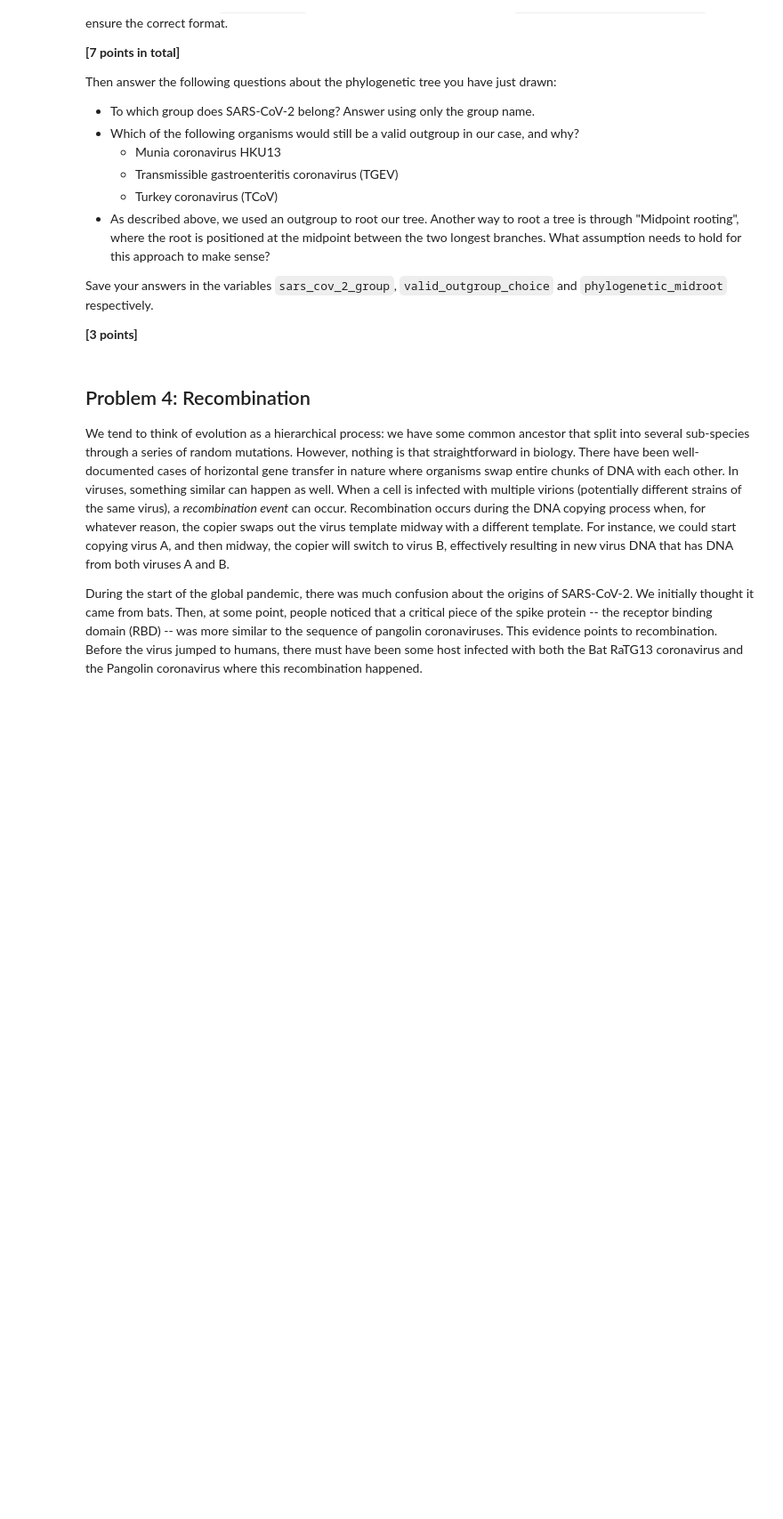
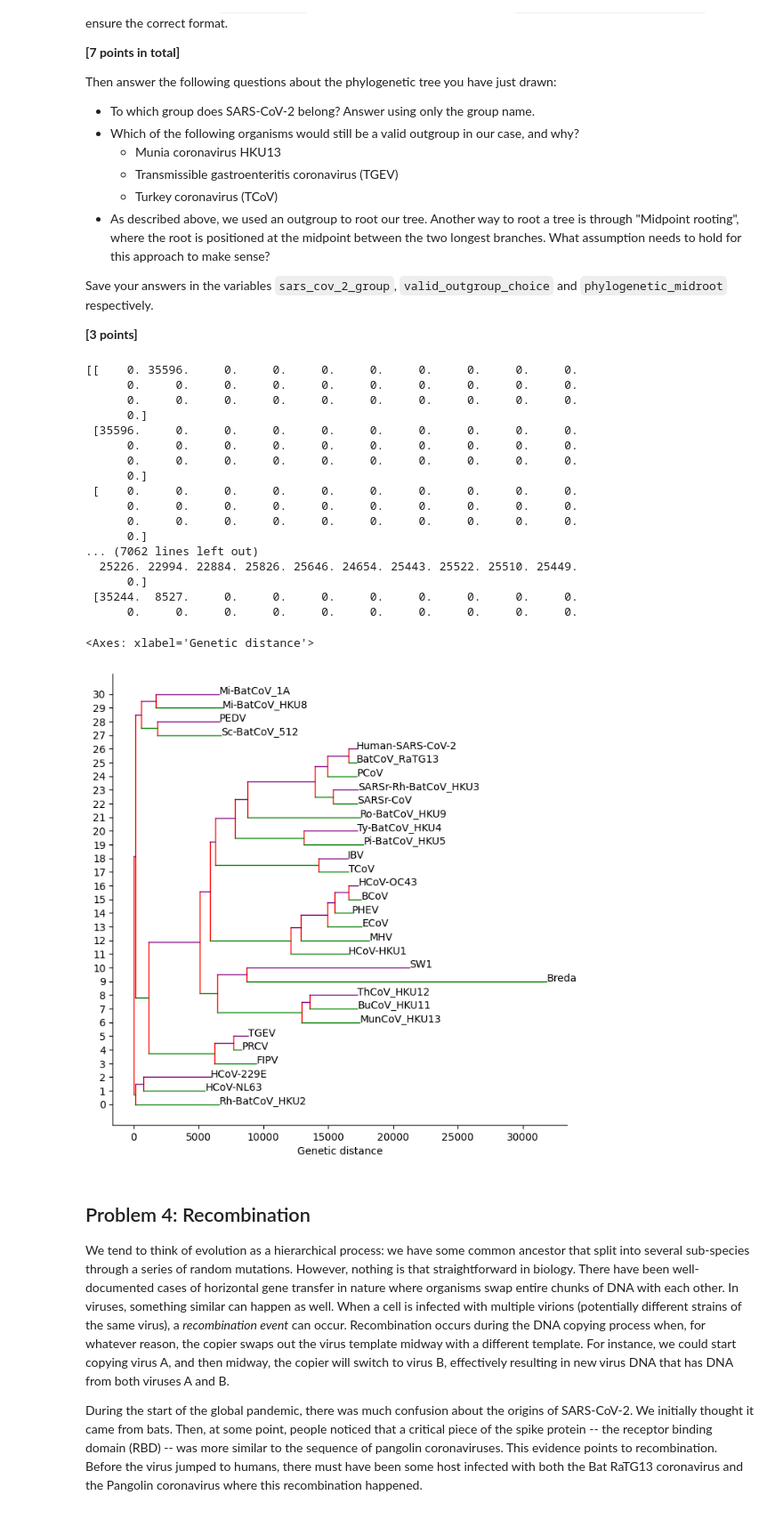
Before and after one commit to Syzygy13/assign_phylo, a Jupyter notebook: phylo_workbook.ipynb, the cells around one changed output. Shown at 89% size. Drawn from its saved outputs; the diff is of its cells as text; code cells hidden in the pictures; blank space fills up the shorter version.

```diff
--- a/phylo_workbook.ipynb
+++ b/phylo_workbook.ipynb
@@ -125,6 +125,53 @@ Then answer the following questions about the phylogenetic tree you have just dr
 Save your answers in the variables `sars_cov_2_group`, `valid_outgroup_choice` and `phylogenetic_midroot` respectively.
 
 **[3 points]**
+# %%
+import matplotlib.pyplot as plt
+from Bio import SeqIO
+from helper_functions import reroot_tree
+
+# Gather each sequence and their names
+records = list(SeqIO.parse("data/clustal_MSA_coronavirus.fasta", "fasta"))
+names = [record.id.split("|")[0] for record in records]
+
+# Sequence records are converted into a matrix of chars
+sequence_matrix = []
+for record in records:
+    sequence_matrix.append(list(str(record.seq).upper()))
+sequence_matrix = np.array(sequence_matrix)
+
+# Hamming distance is equal to the number of mismatch columns
+hamming_distances = np.zeros((len(records), len(records)))
+for i in range(len(records)):
+    for j in range(i + 1, len(records)):
+        mismatches = np.sum(sequence_matrix[i] != sequence_matrix[j])
+        hamming_distances[i, j] = mismatches
+        hamming_distances[j, i] = mismatches
+
+unrooted_tree = neighbor_joining(hamming_distances, names)
+
+figure, axes = plt.subplots(figsize=(8, 8))
+plot_nj_tree(unrooted_tree, ax=axes)
+# %% [output]
+[[    0. 35596.     0.     0.     0.     0.     0.     0.     0.     0.
+      0.     0.     0.     0.     0.     0.     0.     0.     0.     0.
+      0.     0.     0.     0.     0.     0.     0.     0.     0.     0.
+      0.]
+ [35596.     0.     0.     0.     0.     0.     0.     0.     0.     0.
+      0.     0.     0.     0.     0.     0.     0.     0.     0.     0.
+      0.     0.     0.     0.     0.     0.     0.     0.     0.     0.
+      0.]
+ [    0.     0.     0.     0.     0.     0.     0.     0.     0.     0.
+      0.     0.     0.     0.     0.     0.     0.     0.     0.     0.
+      0.     0.     0.     0.     0.     0.     0.     0.     0.     0.
+      0.]
+... (7062 lines left out)
+  25226. 22994. 22884. 25826. 25646. 24654. 25443. 25522. 25510. 25449.
+      0.]
+ [35244.  8527.     0.     0.     0.     0.     0.     0.     0.     0.
+      0.     0.     0.     0.     0.     0.     0.     0.     0.     0.
+<Axes: xlabel='Genetic distance'>
+[figure, added]
 # %%
 
 # plt.savefig('problem3.svg')
```
